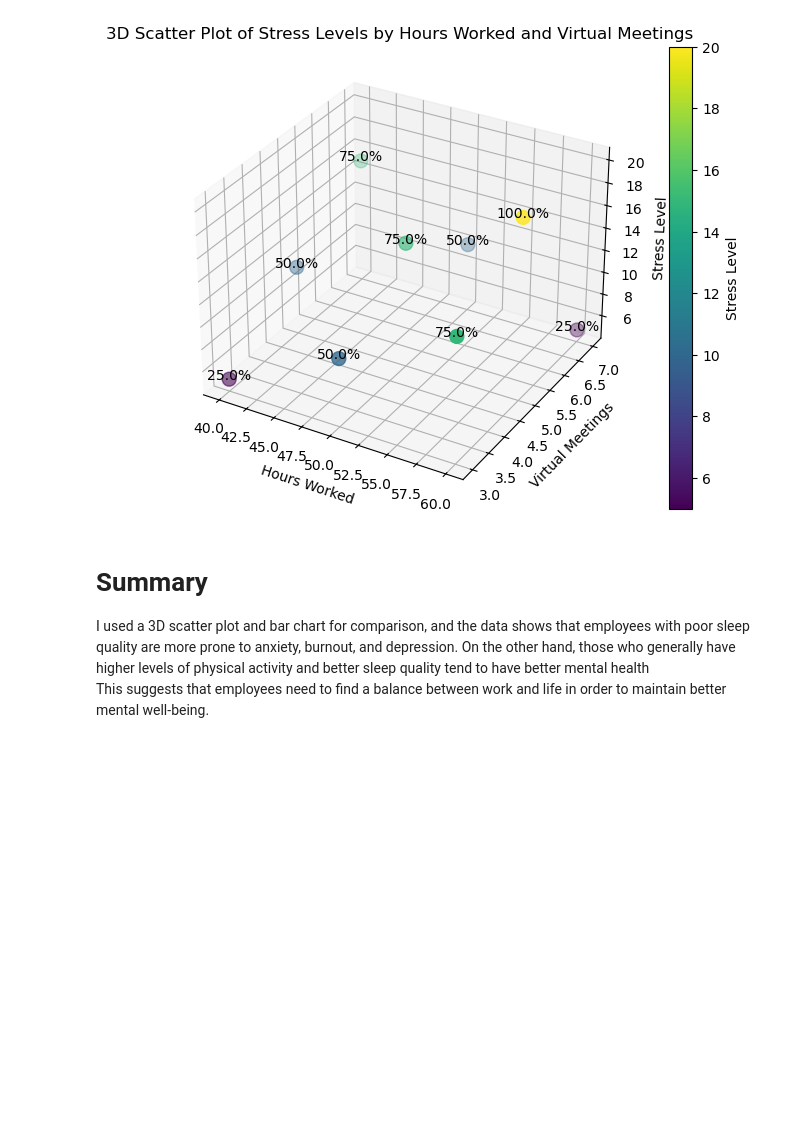
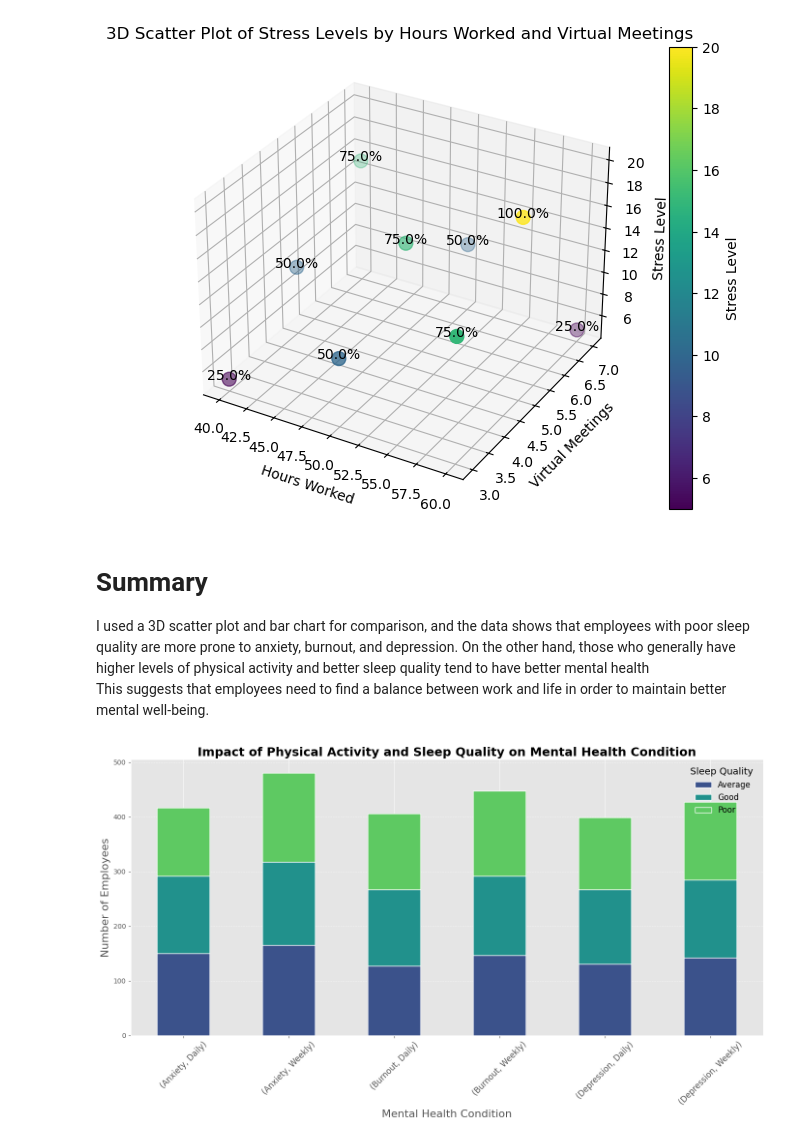
Before and after one commit to faiyted/Project3, a Jupyter notebook: dataset.ipynb, the cells around one changed output. Saved outputs shown, nothing was run; the diff lists cells and outputs as text; code cells hidden in the pictures; blank space fills up the shorter version.

```diff
--- a/dataset.ipynb
+++ b/dataset.ipynb
@@ -699,3 +699,51 @@ plt.show()
 #  Summary <br>
 I used a 3D scatter plot and bar chart for comparison, and the data shows that employees with poor sleep quality are more prone to anxiety, burnout, and depression. On the other hand, those who generally have higher levels of physical activity and better sleep quality tend to have better mental health <br>
 This suggests that employees need to find a balance between work and life in order to maintain better mental well-being.
+# %%
+%matplotlib inline
+import matplotlib
+import pandas as pd
+import matplotlib.pyplot as plt
+import seaborn as sns
+
+# Load the dataset
+file_path = 'Impact_of_Remote_Work_on_Mental_Health.csv'
+data = pd.read_csv(file_path)
+
+# Grouping the data by 'Mental_Health_Condition', 'Physical_Activity', and 'Sleep_Quality'
+grouped_data = data.groupby(['Mental_Health_Condition', 'Physical_Activity', 'Sleep_Quality']).size().unstack(fill_value=0)
+
+# Setting the seaborn color palette
+color_palette = sns.color_palette("viridis", n_colors=grouped_data.shape[1])
+
+plt.style.use('ggplot')  # Use a style with a more elegant appearance
+
+# Creating the figure and axis
+fig, ax = plt.subplots(figsize=(14, 8))
+grouped_data.plot(kind='bar', stacked=True, ax=ax, color=color_palette, width=0.5, edgecolor='white', linewidth=1)
+
+# Enhancing the title and labels
+ax.set_title('Impact of Physical Activity and Sleep Quality on Mental Health Condition', fontsize=18, fontweight='bold', )
+ax.set_xlabel('Mental Health Condition', fontsize=16,)
+ax.set_ylabel('Number of Employees', fontsize=16)
+
+# Customizing the legend
+ax.legend(title='Sleep Quality ', fontsize=12, title_fontsize=14, frameon=False)
+
+# Customizing the grid
+ax.grid(axis='y', linestyle='--', linewidth=0.7, alpha=0.7)
+
+# Rotate x-axis labels
+plt.xticks(rotation=45, fontsize=12)
+
+# Removing top and right spines
+ax.spines['top'].set_visible(False)
+ax.spines['right'].set_visible(False)
+
+# Display the plot with tighter layout
+plt.tight_layout()
+plt.savefig('Impact_of_Physical_Activity_on_Mental_Health.png', dpi=300, bbox_inches='tight', format='png')
+
+plt.show()
+# %% [output]
+[figure, added]
```
Also changed, not shown: parts of 4 cells of this notebook.
